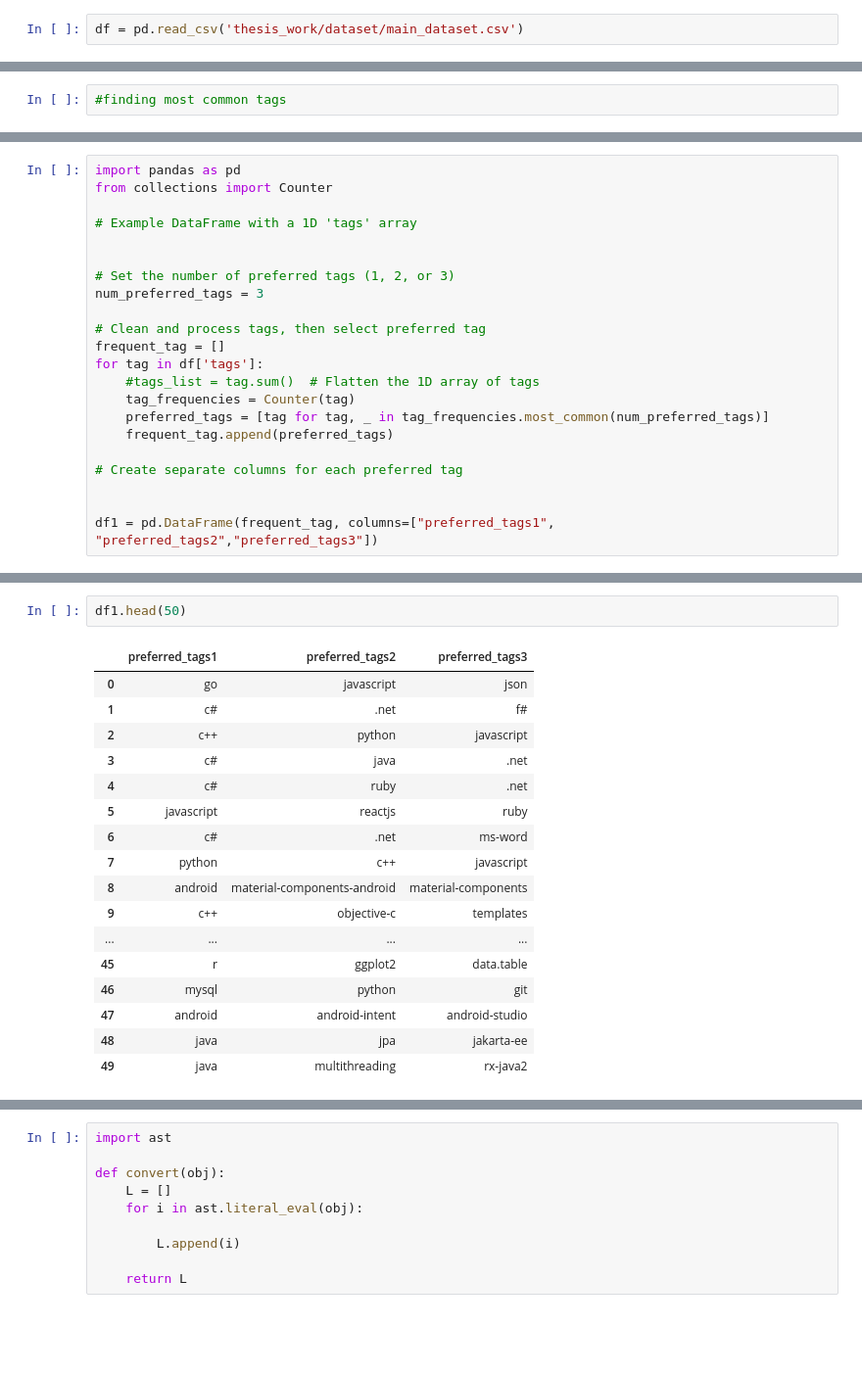
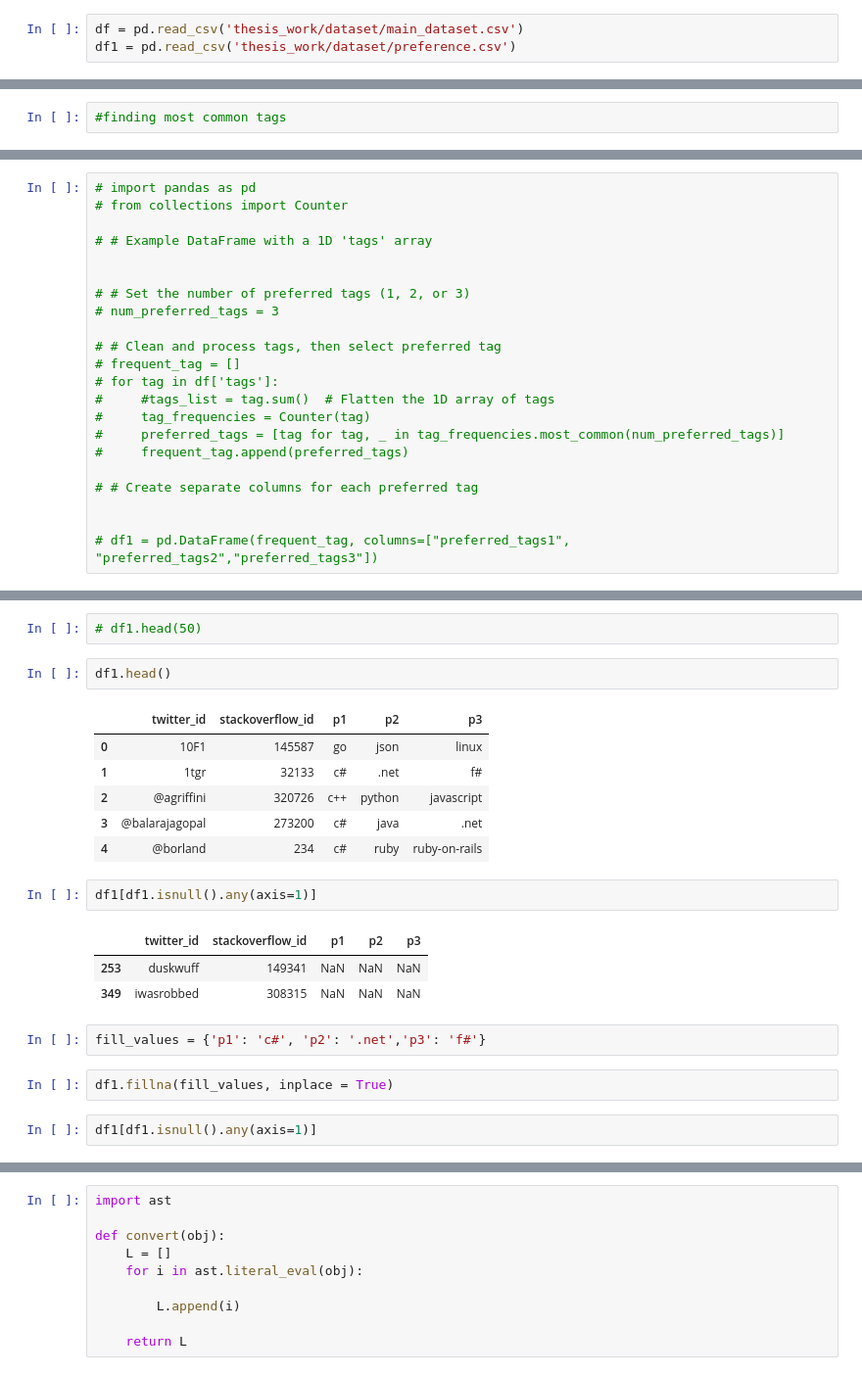
Before and after one commit to antussa2016/thesis_work, a Jupyter notebook: data_analysis/analysing_data.ipynb, the cells around one changed output, grey strips where cells are left out. Shown: that part at 98% size. Drawn from its saved outputs; the diff is of its cells as text; blank space fills up the shorter version.

```diff
--- a/data_analysis/analysing_data.ipynb
+++ b/data_analysis/analysing_data.ipynb
@@ -9,6 +9,7 @@ import matplotlib.pyplot as plt
 import pandas as pd
 # %%
 df = pd.read_csv('thesis_work/dataset/main_dataset.csv')
+df1 = pd.read_csv('thesis_work/dataset/preference.csv')
 # %%
 df.head(2)
 # %% [output]
@@ -112,25 +92,25 @@ type(df['tags'][0])
 # %% [output]
 list
 # %%
-import pandas as pd
-from collections import Counter
+# import pandas as pd
+# from collections import Counter
 
-# Example DataFrame with a 1D 'tags' array
+# # Example DataFrame with a 1D 'tags' array
 
 
-# Set the number of preferred tags (1, 2, or 3)
-num_preferred_tags = 3
+# # Set the number of preferred tags (1, 2, or 3)
+# num_preferred_tags = 3
 
-# Clean and process tags, then select preferred tag
-frequent_tag = []
-for tag in df['tags']:
-    #tags_list = tag.sum()  # Flatten the 1D array of tags
-    tag_frequencies = Counter(tag)
-    preferred_tags = [tag for tag, _ in tag_frequencies.most_common(num_preferred_tags)]
-    frequent_tag.append(preferred_tags)
+# # Clean and process tags, then select preferred tag
+# frequent_tag = []
+# for tag in df['tags']:
+#     #tags_list = tag.sum()  # Flatten the 1D array of tags
+#     tag_frequencies = Counter(tag)
+#     preferred_tags = [tag for tag, _ in tag_frequencies.most_common(num_preferred_tags)]
+#     frequent_tag.append(preferred_tags)
 
-# Create separate columns for each preferred tag
+# # Create separate columns for each preferred tag
 
 
-df1 = pd.DataFrame(frequent_tag, columns=["preferred_tags1", "preferred_tags2","preferred_tags3"])
+# df1 = pd.DataFrame(frequent_tag, columns=["preferred_tags1", "preferred_tags2","preferred_tags3"])
 # %%
@@ -217,21 +125,24 @@ android
+# %%
+# df1.head(50)
 # %%
-df1.head(50)
+df1.head()
 # %% [output]
-|  | preferred_tags1 | preferred_tags2 | preferred_tags3 |
-| 0 | go | javascript | json |
-| 1 | c# | .net | f# |
-| 2 | c++ | python | javascript |
-| 3 | c# | java | .net |
-| 4 | c# | ruby | .net |
-| 5 | javascript | reactjs | ruby |
-| 6 | c# | .net | ms-word |
-| 7 | python | c++ | javascript |
-| 8 | android | material-components-android | material-components |
-| 9 | c++ | objective-c | templates |
-| ... | ... | ... | ... |
-| 45 | r | ggplot2 | data.table |
-| 46 | mysql | python | git |
-| 47 | android | android-intent | android-studio |
-| 48 | java | jpa | jakarta-ee |
-| 49 | java | multithreading | rx-java2 |
+|  | twitter_id | stackoverflow_id | p1 | p2 | p3 |
+| 0 | 10F1 | 145587 | go | json | linux |
+| 1 | 1tgr | 32133 | c# | .net | f# |
+| 2 | @agriffini | 320726 | c++ | python | javascript |
+| 3 | @balarajagopal | 273200 | c# | java | .net |
+| 4 | @borland | 234 | c# | ruby | ruby-on-rails |
+# %%
+df1[df1.isnull().any(axis=1)]
+# %% [output]
+|  | twitter_id | stackoverflow_id | p1 | p2 | p3 |
+| 253 | duskwuff | 149341 | NaN | NaN | NaN |
+| 349 | iwasrobbed | 308315 | NaN | NaN | NaN |
+# %%
+fill_values = {'p1': 'c#', 'p2': '.net','p3': 'f#'}
+# %%
+df1.fillna(fill_values, inplace = True)
+# %%
+df1[df1.isnull().any(axis=1)]
 # %%
```
Also changed, not shown: parts of 60 cells of this notebook.
